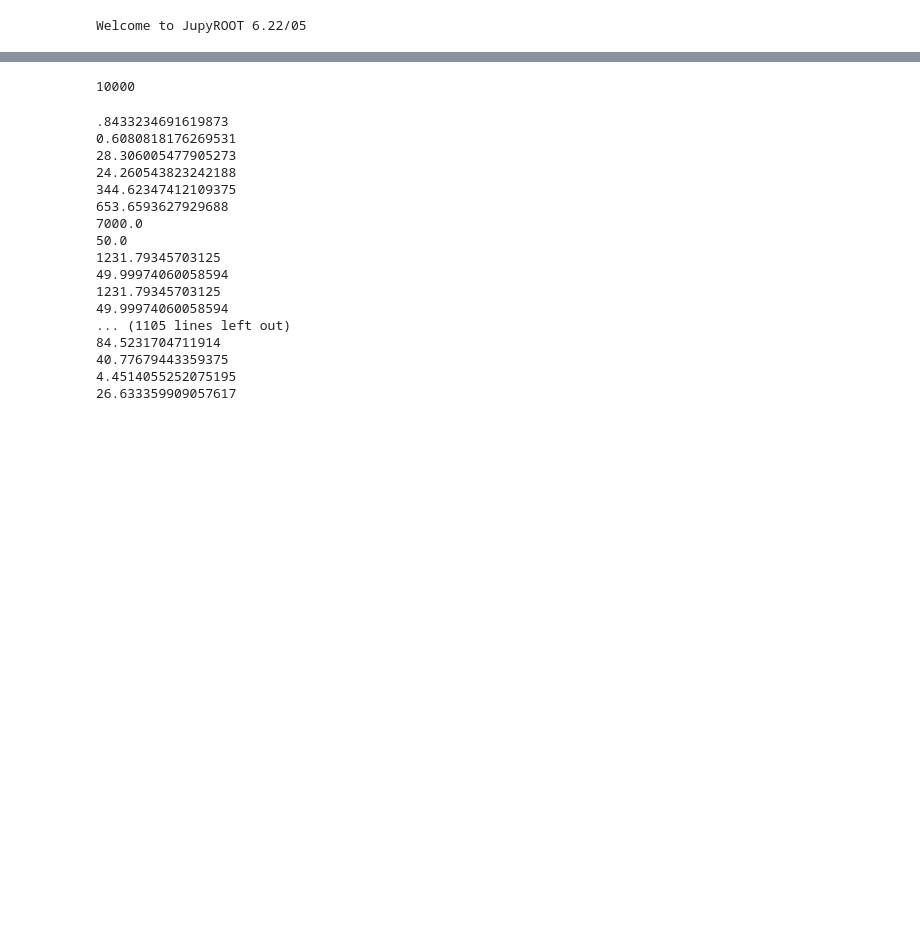
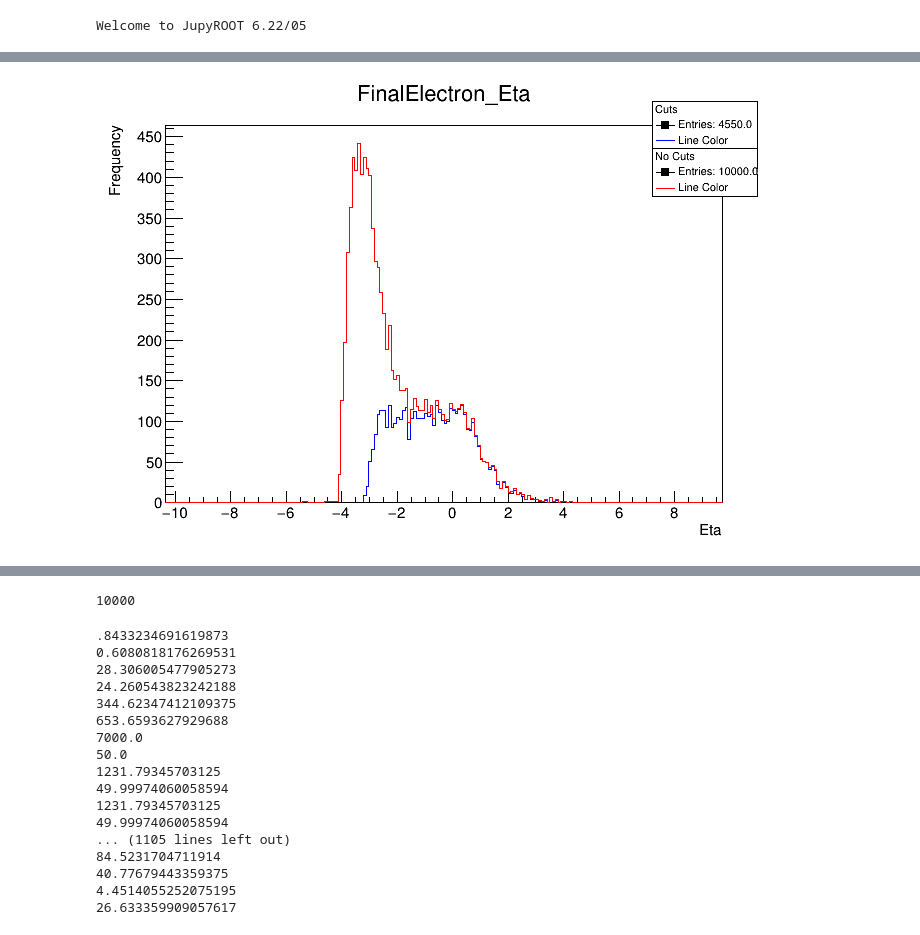
Before and after one commit to NayanJohnson/PHY61008, a Jupyter notebook: Browser.ipynb, the cells around one changed output, grey strips where cells are left out. Cells and saved outputs as stored; diff of their text form; code cells hidden in the pictures; blank space fills up the shorter version.

```diff
--- a/Browser.ipynb
+++ b/Browser.ipynb
@@ -25,0 +17,89 @@ with open("tag_1_pythia.log", "r") as file:
+# %%
+from ROOT import TFile, TH1F, TCanvas, TLegend, SetOwnership
+
+HistFile1_name = 'GenHists_Cuts.root'
+HistFile2_name = 'GenHists_NoCuts.root'
+
+HistFile1 = TFile(HistFile1_name)
+HistFile2 = TFile(HistFile2_name)
+
+# Hist1.GetListOfKeys() returns an object of type THashList
+# key is of type TKey
+for key in HistFile1.GetListOfKeys():
+    HistCan = TCanvas()
+    HistCan.cd()
+
+    histname = key.GetName()
+    histvar = histname.split('_')[-1]
+    Hist1 = HistFile1.Get(histname+';1')
+    Hist2 = HistFile2.Get(histname+';1')
+
+    # xmax and xmin values stored in Hist1 plus/minus 10%
+    BinMax1 = Hist1.GetBinLowEdge(Hist1.FindLastBinAbove())
+    XMax1 = BinMax1 + abs(BinMax1/20) + 5
+    BinMin1 = Hist1.GetBinLowEdge(Hist1.FindFirstBinAbove())
+    XMin1 = BinMin1 - abs(BinMin1/20) - 5
+
+
+    # xmax and xmin values stored in Hist2 plus/minus 10%
+    BinMax2 = Hist2.GetBinLowEdge(Hist2.FindLastBinAbove())
+    XMax2 = BinMax2 + abs(BinMax2/20) + 5
+    BinMin2 = Hist2.GetBinLowEdge(Hist2.FindFirstBinAbove())
+    XMin2 = BinMin2 - abs(BinMin2/20) - 5
+
+    # max frequency bins
+    Max1 = Hist1.GetMaximum() + Hist1.GetMaximum()/20
+    Max2 = Hist2.GetMaximum() + Hist2.GetMaximum()/20
+
+    XMax = max(XMax1, XMax2)
+    XMin = min(XMin1, XMin2)
+    Max = max(Max1, Max2)
+    NBins = max(Hist1.GetNbinsX(), Hist2.GetNbinsX())
+
+    # Setting Hist options
+    for hist in (Hist1, Hist2):
+        # hist.SetAxisRange(Min, Max)
+        hist.SetBins(NBins, XMin, XMax)
+        hist.SetMaximum(Max)
+        hist.SetStats(False)
+
+    Hist1.SetLineColor(4)
+    Hist2.SetLineColor(2)
+    Hist1.Draw("hist same")
+    Hist2.Draw("hist same")
+    # HistCan.Update()
+
+    LegendX1 = .8
+    LegendX_interval = 0.15
+    LegendY1 = .95
+    LegendY_interval = 0.1
+
+    Legend1 = TLegend(LegendX1, LegendY1 , LegendX1+LegendX_interval, LegendY1-LegendY_interval)
+    SetOwnership(Legend1,False)
+    Legend1.SetBorderSize(1)
+    Legend1.SetShadowColor(2)
+    Legend1.SetHeader("Cuts")
+    Legend1.AddEntry("entries","Entries: "+str(int(Hist1.GetEntries())))
+    Legend1.AddEntry(Hist1, "Line Color", "l")
+    Legend1.SetTextSize(0.025)
+    Legend1.SetTextColor(1)
+    Legend1.SetEntrySeparation(.1)
+    Legend1.Draw("same")
+
+    Legend2 = TLegend(LegendX1, LegendY1-LegendY_interval , LegendX1+LegendX_interval, LegendY1-2*LegendY_interval)
+    SetOwnership(Legend2,False)
+    Legend2.SetBorderSize(1)
+    Legend2.SetShadowColor(2)
+    Legend2.SetHeader("No Cuts")
+    Legend2.AddEntry("entries","Entries: "+str(int(Hist2.GetEntries())))
+    Legend2.AddEntry(Hist2, "Line Color", "l")
+    Legend2.SetTextSize(0.025)
+    Legend2.SetTextColor(1)
+    Legend2.SetEntrySeparation(.1)
+    Legend2.Draw("same")
+
+    HistCan.Update()
+    if histvar == 'Eta':
+        HistCan.Draw()
+# %% [output]
+[figure, added]
```
Also changed, not shown: parts of 2 cells of this notebook.
